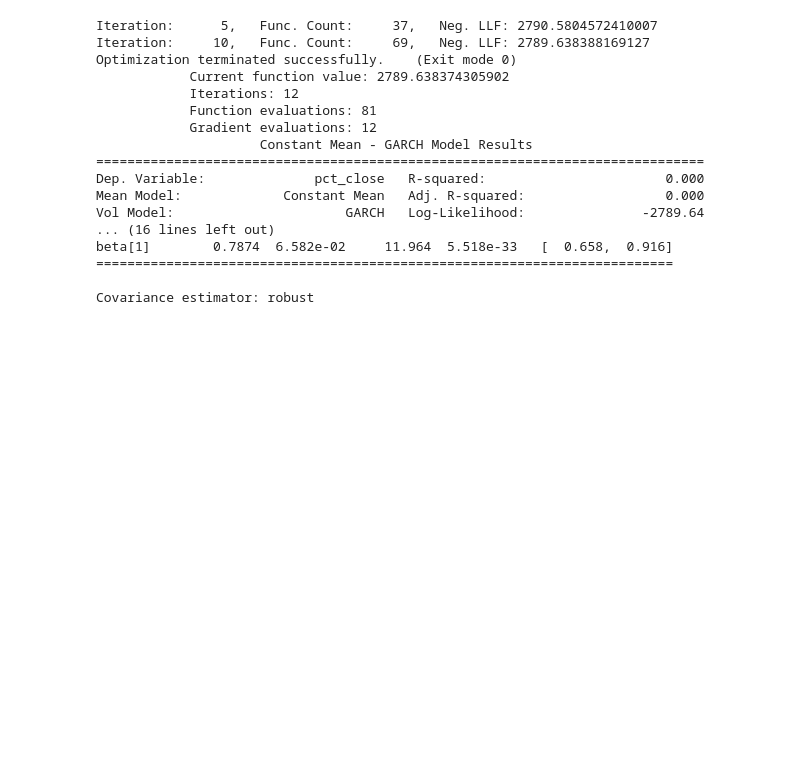
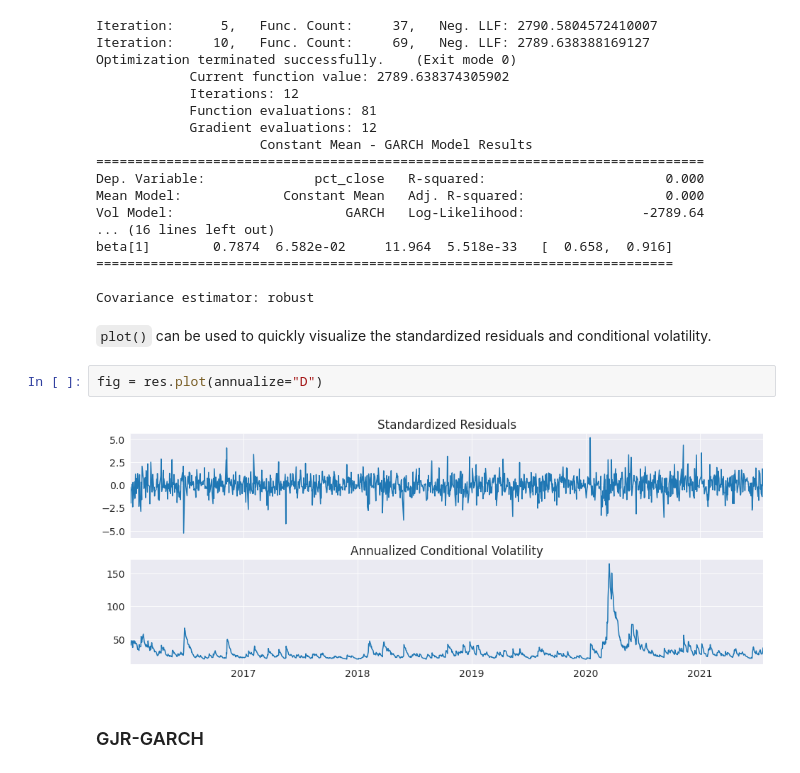
Before and after one commit to kwoodle/ktrade_volatility, a Jupyter notebook: garch_sql.ipynb, the cells around one changed output. Saved outputs shown, nothing was run; the diff lists cells and outputs as text; blank space fills up the shorter version.

Commit message:
Add models to garch_sql.ipynb

```diff
--- a/garch_sql.ipynb
+++ b/garch_sql.ipynb
@@ -65,3 +65,11 @@ beta[1]        0.7874  6.582e-02     11.964  5.518e-33   [  0.658,  0.916]
 ==========================================================================
 
 Covariance estimator: robust
+# %% [markdown]
+`plot()` can be used to quickly visualize the standardized residuals and conditional volatility.
+# %%
+fig = res.plot(annualize="D")
+# %% [output]
+[figure, added]
+# %% [markdown]
+### GJR-GARCH
```
Also changed, not shown: parts of 10 cells of this notebook.
